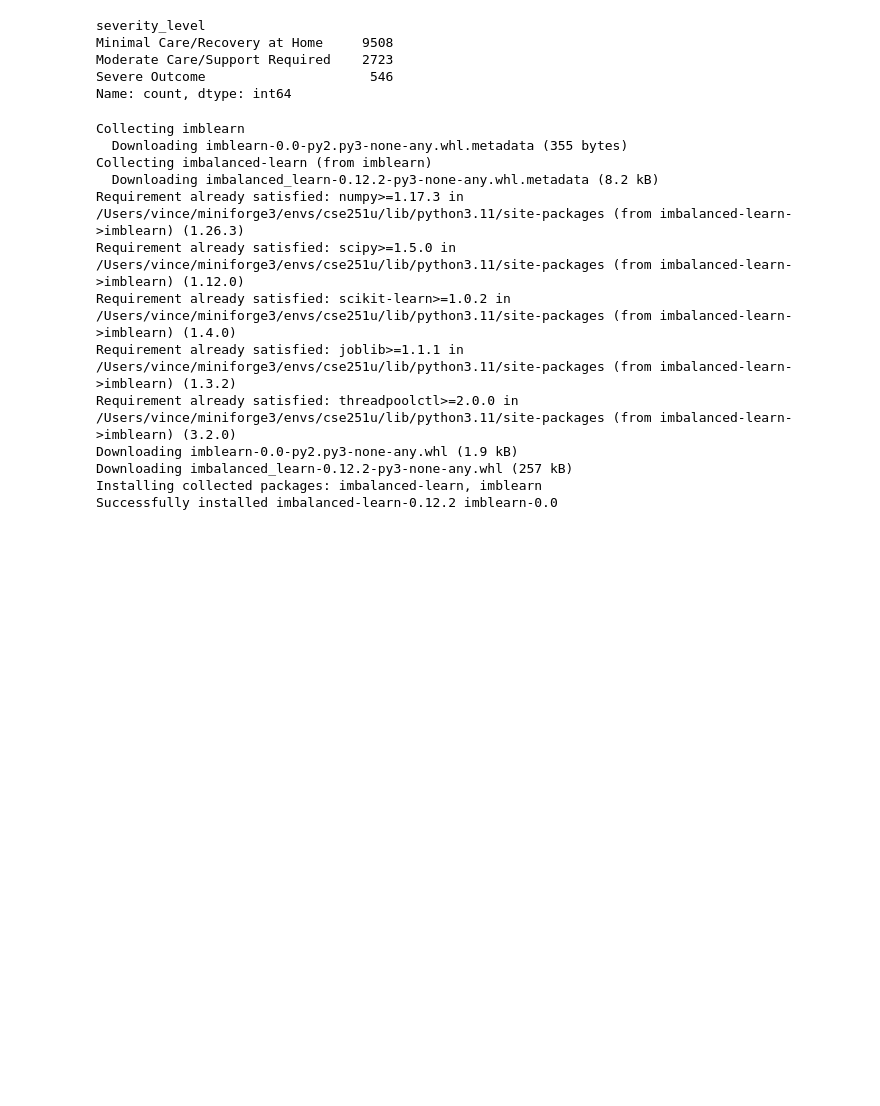
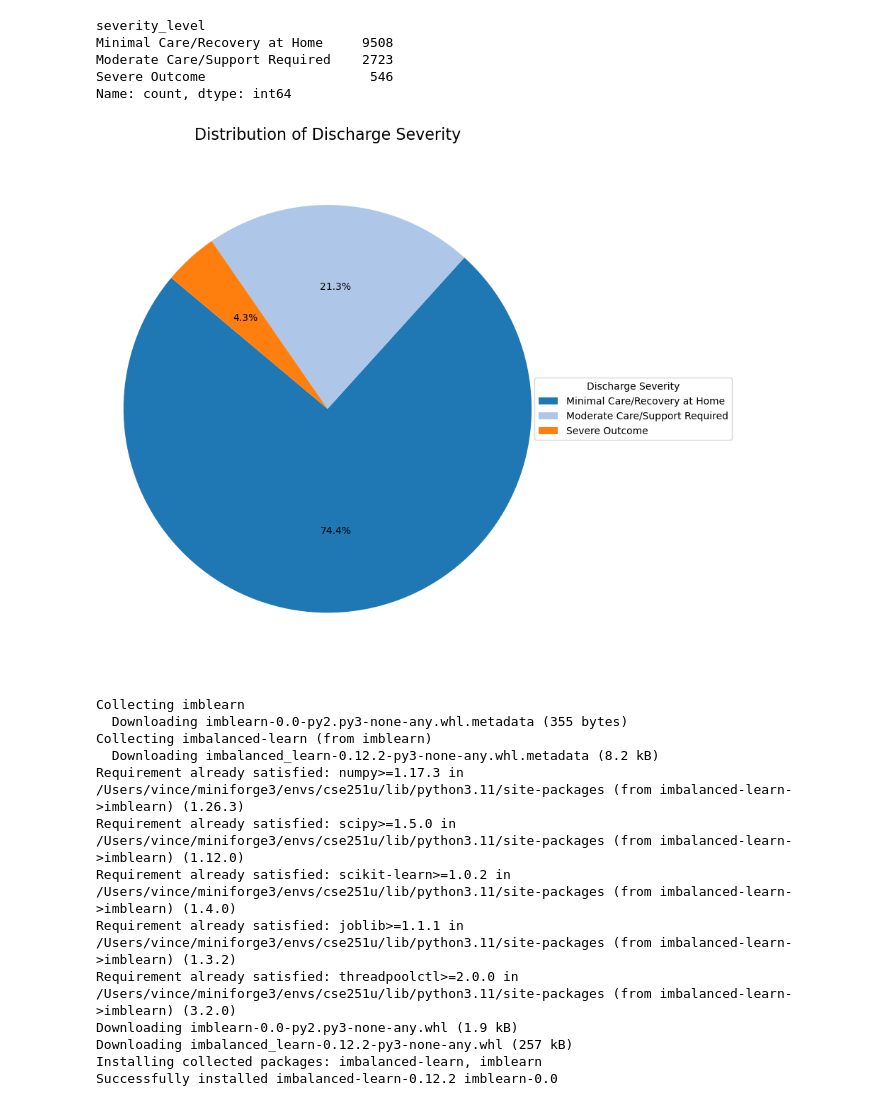
Before and after one commit to vrothenbergUCSD/CSE291Project, a Jupyter notebook: long_classifier.ipynb, the cells around one changed output. Saved outputs shown, nothing was run; the diff lists cells and outputs as text; code cells hidden in the pictures; blank space fills up the shorter version.

```diff
--- a/long_classifier.ipynb
+++ b/long_classifier.ipynb
@@ -10,6 +10,43 @@ Minimal Care/Recovery at Home     9508
 Moderate Care/Support Required    2723
 Severe Outcome                     546
 Name: count, dtype: int64
+# %%
+import matplotlib.pyplot as plt
+
+# Data
+severity_counts = {
+    'Minimal Care/Recovery at Home': 9508,
+    'Moderate Care/Support Required': 2723,
+    'Severe Outcome': 546
+}
+
+
+# Function to format the percentage
+def autopct_func(pct):
+    return ('%1.1f%%' % pct) if pct > 1 else ''
+
+# Plot
+fig, ax = plt.subplots(figsize=(8, 8))
+
+# Create pie chart
+wedges, texts, autotexts = ax.pie(severity_counts.values(),
+                                   autopct=autopct_func,
+                                   startangle=140,
+                                   colors=plt.cm.tab20.colors)
+
+# Create legend
+ax.legend(wedges, severity_counts.keys(), title="Discharge Severity", loc="center left", bbox_to_anchor=(0.95, 0.5))
+
+# Adjust the pie chart size to match the legend height
+bbox = ax.get_position()
+ax.set_position([bbox.x0, bbox.y0, bbox.width * 0.8, bbox.height])
+
+plt.title('Distribution of Discharge Severity', fontsize=16)
+plt.axis('equal')  # Equal aspect ratio ensures that pie is drawn as a circle.
+plt.tight_layout()
+plt.show()
+# %% [output]
+[figure, added]
 # %%
 df[['Chief Complaint', 'Major Surgical or Invasive Procedure', 'History of Present Illness', 'Past Medical History', 'Social History', 'Physical Exam', 'Brief Hospital Course', 'Medications on Admission']] = df[
     ['Chief Complaint', 'Major Surgical or Invasive Procedure', 'History of Present Illness', 'Past Medical History', 'Social History', 'Physical Exam', 'Brief Hospital Course', 'Medications on Admission']
```
Also changed, not shown: 4 other files.
